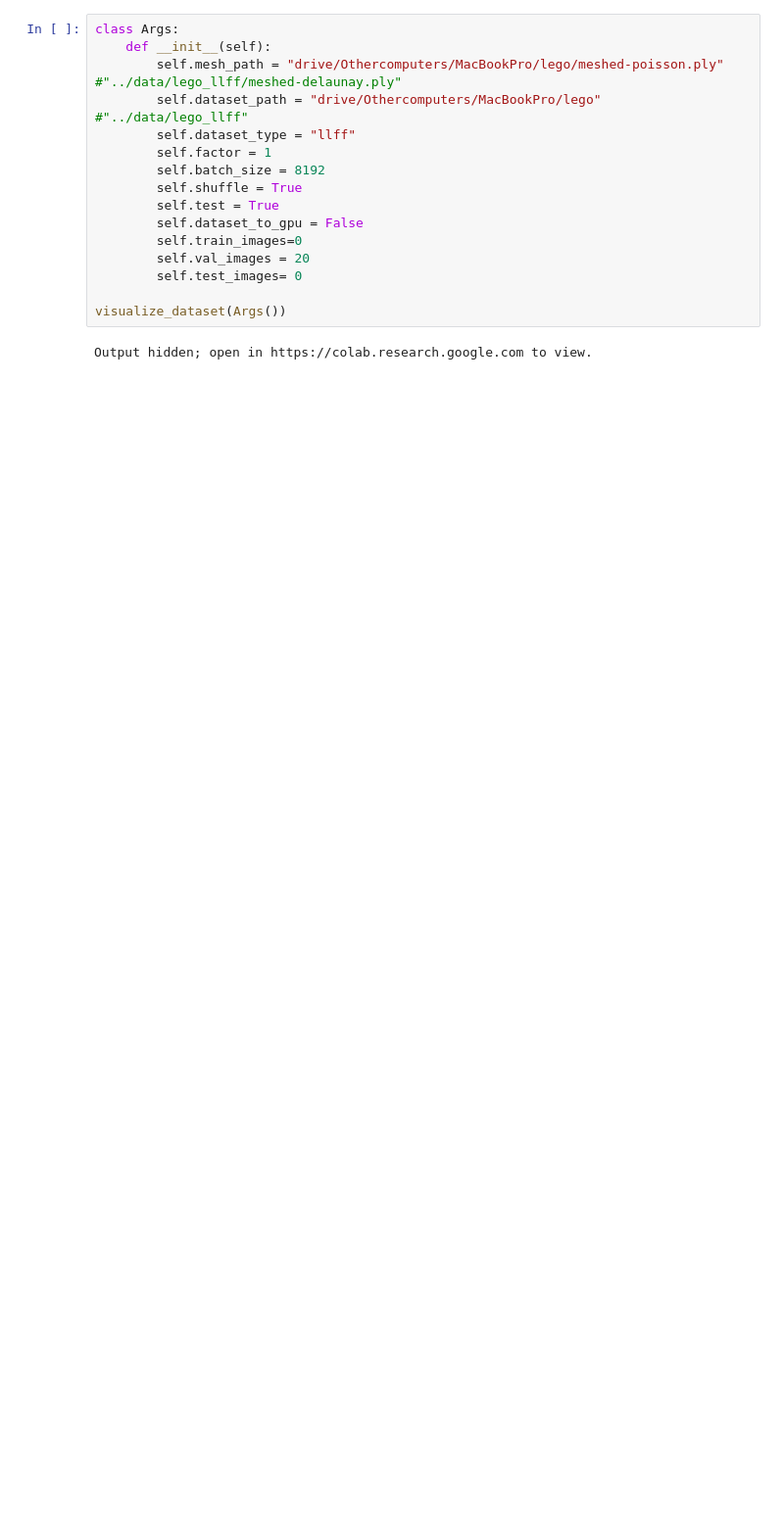
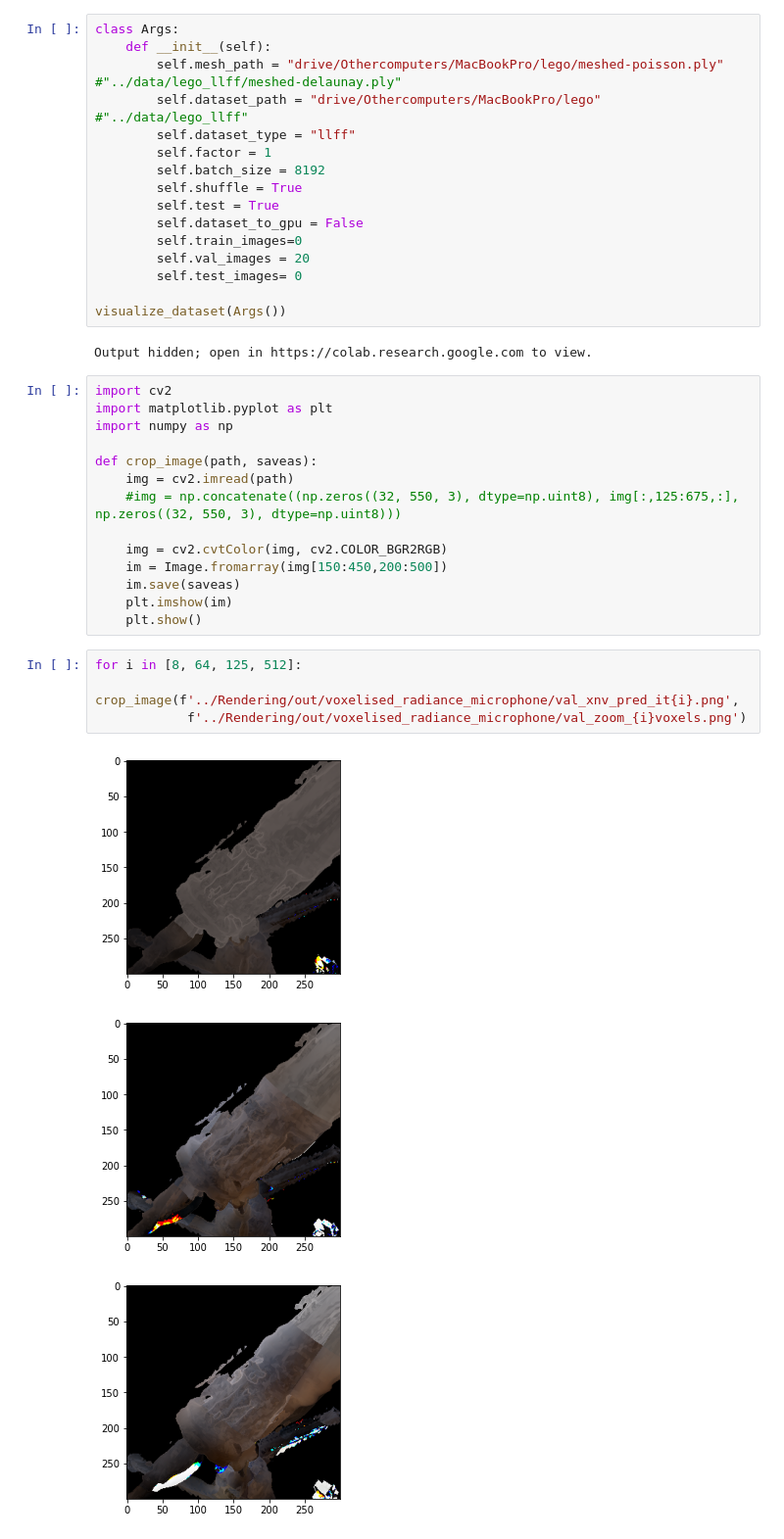
Before and after one commit to ggarrofe/linear-appearance-acquisition, a Jupyter notebook: jupyter_notebooks/visualize_dataset.ipynb, the cells around one changed output. Shown at 98% size. Drawn from its saved outputs; the diff is of its cells as text; blank space fills up the shorter version.

```diff
--- a/jupyter_notebooks/visualize_dataset.ipynb
+++ b/jupyter_notebooks/visualize_dataset.ipynb
@@ -74,3 +74,25 @@ class Args:
 visualize_dataset(Args())
 # %% [output]
 Output hidden; open in https://colab.research.google.com to view.
+# %%
+import cv2
+import matplotlib.pyplot as plt
+import numpy as np
+
+def crop_image(path, saveas):
+    img = cv2.imread(path)
+    #img = np.concatenate((np.zeros((32, 550, 3), dtype=np.uint8), img[:,125:675,:], np.zeros((32, 550, 3), dtype=np.uint8)))
+
+    img = cv2.cvtColor(img, cv2.COLOR_BGR2RGB)
+    im = Image.fromarray(img[150:450,200:500])
+    im.save(saveas)
+    plt.imshow(im)
+    plt.show()
+# %%
+for i in [8, 64, 125, 512]:
+    crop_image(f'../Rendering/out/voxelised_radiance_microphone/val_xnv_pred_it{i}.png',
+            f'../Rendering/out/voxelised_radiance_microphone/val_zoom_{i}voxels.png')
+# %% [output]
+[figure, added]
+[figure, added]
+[figure, added]
```
Also changed, not shown: parts of 1 cell of this notebook, 16 other files.
